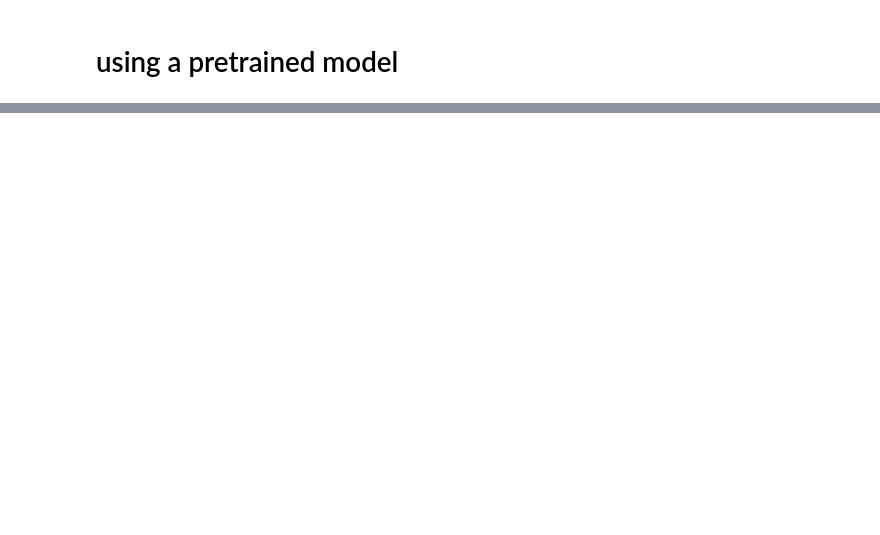
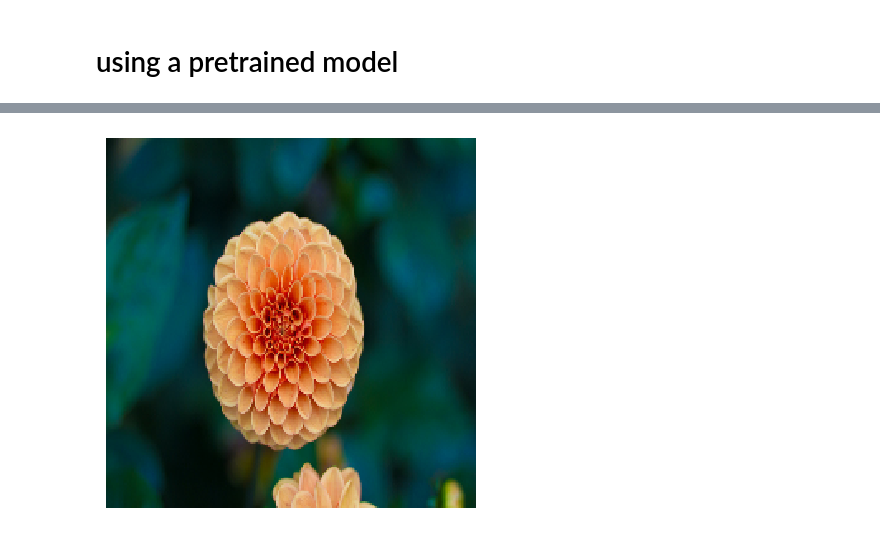
Before and after one commit to TeguhPermana666/Deep-Computer_Vision, a Jupyter notebook: pretrained_model.ipynb, the cells around one changed output, grey strips where cells are left out. Drawn from its saved outputs; the diff is of its cells as text; code cells hidden in the pictures; blank space fills up the shorter version.

Commit message:
[Image_reized] force to input_shape

```diff
--- a/pretrained_model.ipynb
+++ b/pretrained_model.ipynb
@@ -69,0 +65,14 @@ images_resized = tf.image.resize(images, [224,224])
+# %%
+def plot_image(image):
+    plt.imshow(image, cmap="gray", interpolation="nearest")
+    plt.axis("off")
+
+def plot_color_image(image):
+    plt.imshow(image, interpolation="nearest")
+    plt.axis("off")
+# %%
+# reize image shape to shape on input_shape of resnet 50
+images_resized = tf.image.resize(images, [224,224])
+plot_color_image(images_resized[1])
+# %% [output]
+[figure, added]
```
Also changed, not shown: parts of 2 cells of this notebook.
